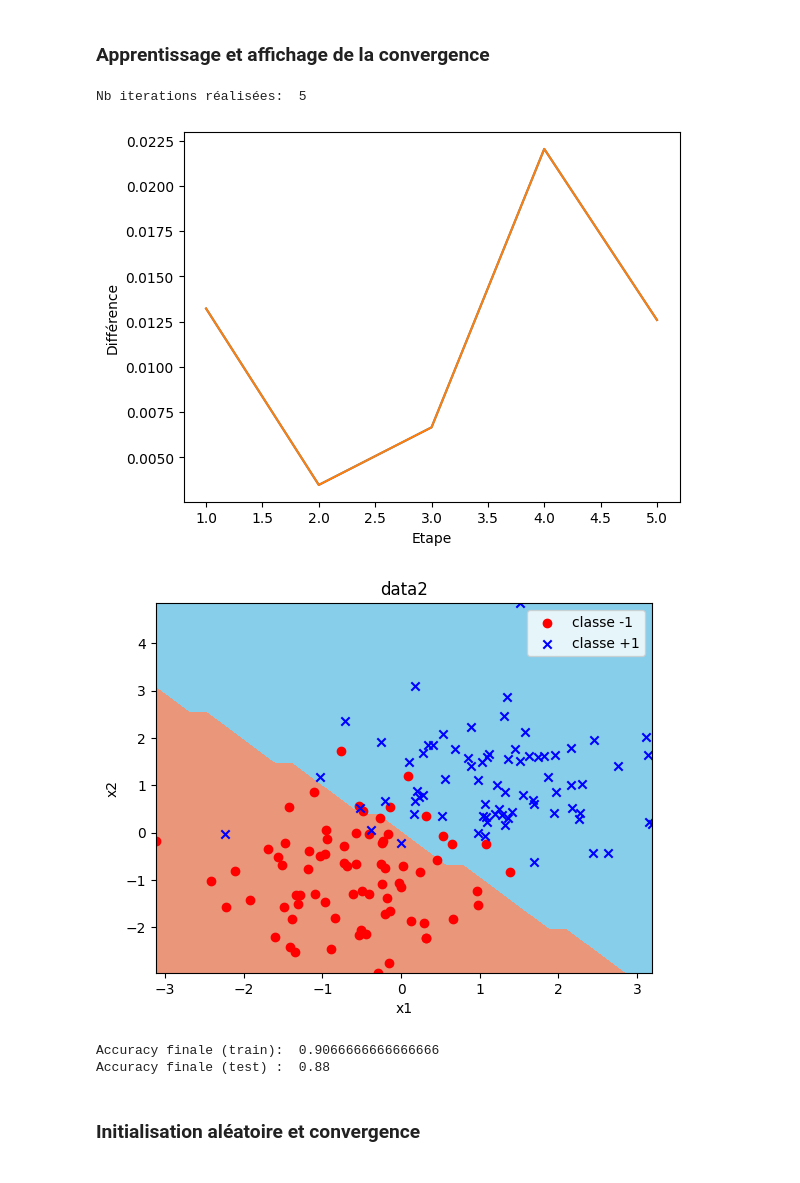
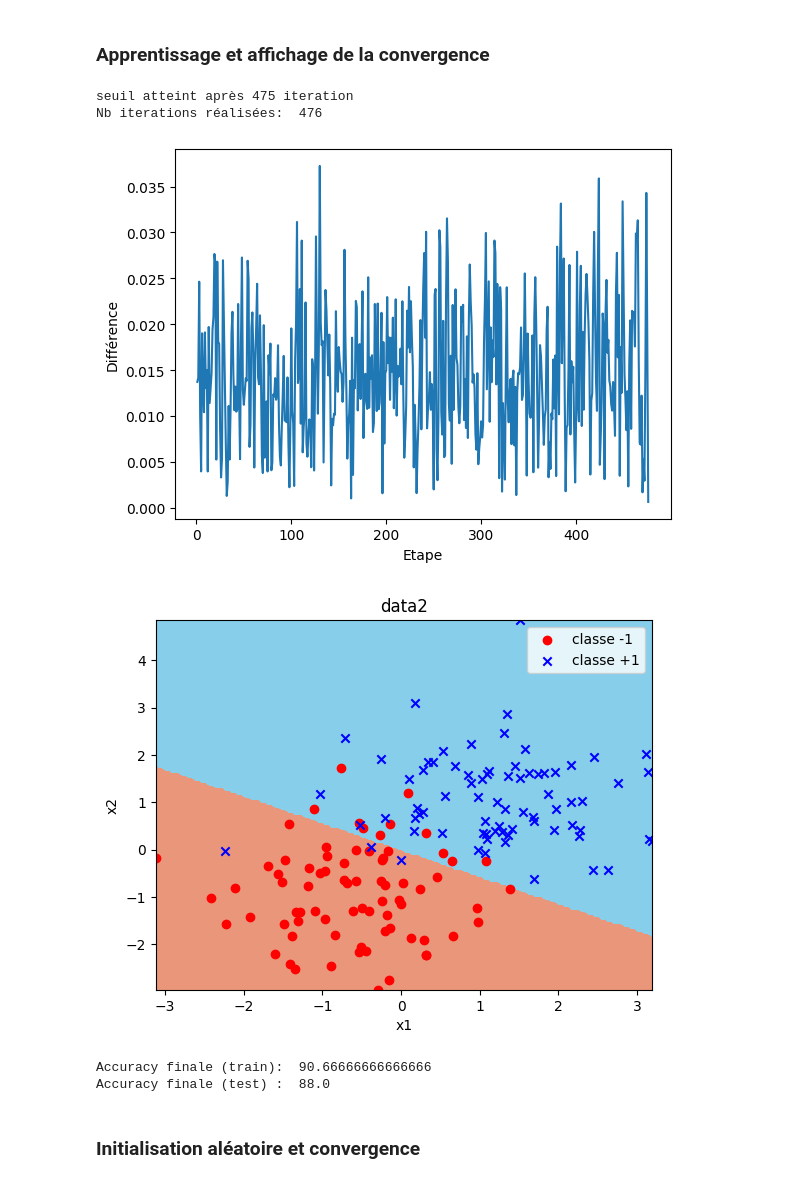
Before and after one commit to thibautmarcq/LU3IN026, a Jupyter notebook: tme03/tme-03.ipynb, the cells around one changed output. Cells and saved outputs as stored; diff of their text form; code cells hidden in the pictures.

```diff
--- a/tme03/tme-03.ipynb
+++ b/tme03/tme-03.ipynb
@@ -325,13 +327,10 @@ class Classifier:
             label_set: ndarray avec les labels correspondants
             Hypothèse: desc_set et label_set ont le même nombre de lignes
         """
-        good = 0
-        for desc, label in zip(desc_set, label_set):
-            prediction = self.predict(desc)
-            if prediction == label:
-                good += 1
-
-        return good / len(label_set)
+        pred =np.array([self.predict(d) for d in desc_set])
+        bon = np.sum(pred == label_set)
+        total = len(label_set)
+        return (bon /total) *100
 
         # raise NotImplementedError("Please Implement this method")
 # %% [markdown]
@@ -583,43 +568,44 @@ Accuracy finale (test) :  0.88
 # %%
 # ------------------------ COMPLETER LES INSTRUCTIONS DANS CETTE BOITE
 
 np.random.seed(42)   # on prend 42 comme graine
 
 # Création d'un perceptron avec initialisation à 0 et le learning_rate ci-dessous:
 learning_rate = 0.01
-perceptron2 = ClassifierPerceptron(2, learning_rate)
+perceptron2 = ClassifierPerceptron(train_desc.shape[1], learning_rate, True)
 
 # Définition des données d'apprentissage (on reprend les données data_gauss générées plus haut)
 random.seed(42)
 (train_desc, train_label), (test_desc, test_label) = genere_train_test(data_gauss_desc, data_gauss_label,75,75)
 
 data_train = train_desc
 label_train = train_label
 data_test = test_desc
 label_test = test_label
 
 # Apprentissage du perceptron jusqu'à convergence
 les_variations = perceptron2.train(data_train, label_train)
-print("Nb iterations réalisées: ", len(les_variations))
+print("Nb iterations réalisées: ",len(les_variations) )
 
 # Traçage de la courbe des variations
 plt.plot(range(1,len(les_variations)+1),les_variations)
 plt.ylabel('Différence')
 plt.xlabel("Etape")
 plt.show()
 
 # Affichage de la frontière de séparation des classes
-plot_frontiere(data_train, label_train, perceptron2)
+plot_frontiere(data_train, label_train, perceptron2, step=150)
 plot2DSet(data_train, label_train)
 
-print("Accuracy finale (train): ",  perceptron2.accuracy(data_train, label_train) )
-print("Accuracy finale (test) : ",  perceptron2.accuracy(data_test, label_test) )
+print("Accuracy finale (train): ",perceptron2.accuracy(data_train, label_train))
+print("Accuracy finale (test) : ",perceptron2.accuracy(data_test, label_test))
 # %% [output]
-Nb iterations réalisées:  5
+seuil atteint après 475 iteration
+Nb iterations réalisées:  476
-[figure, old version]
+[figure, new version]
-[figure, old version]
+[figure, new version]
-Accuracy finale (train):  0.9066666666666666
-Accuracy finale (test) :  0.88
+Accuracy finale (train):  90.66666666666666
+Accuracy finale (test) :  88.0
 # %% [markdown]
 ### Initialisation aléatoire et convergence
 # %%
```
Also changed, not shown: parts of 7 cells of this notebook, 8 other files.
